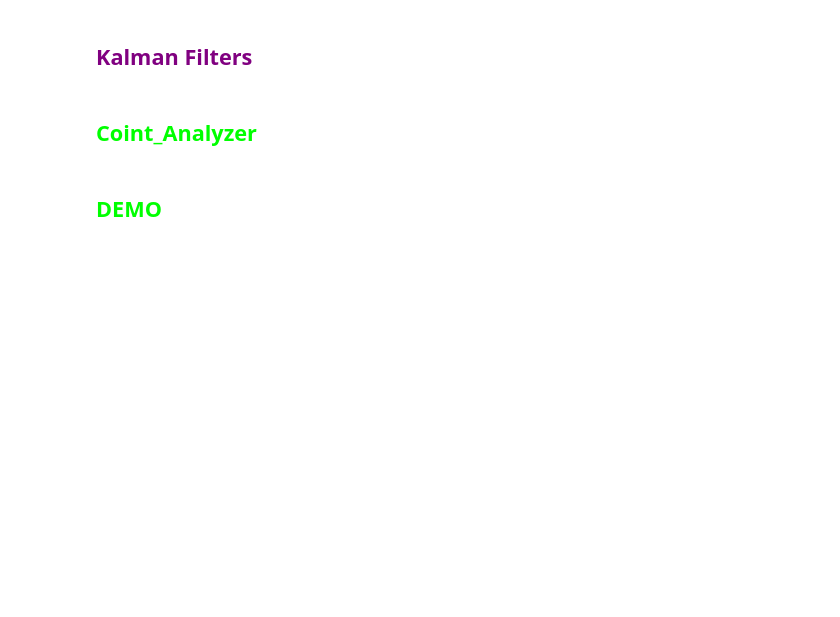
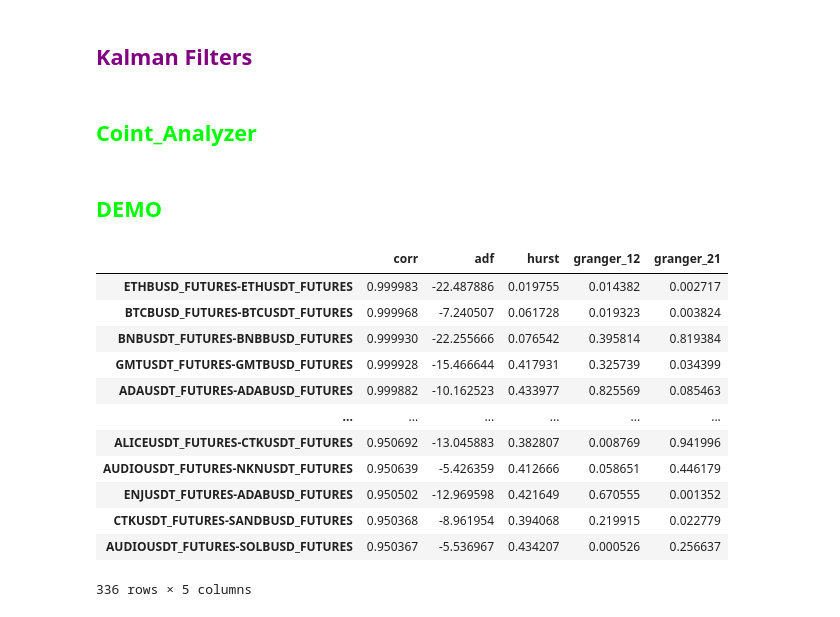
Before and after one commit to mscbr/algo_pairs, a Jupyter notebook: modules/CointAnalyzer.ipynb, the cells around one changed output. Cells and saved outputs as stored; diff of their text form; code cells hidden in the pictures; blank space fills up the shorter version.

```diff
--- a/modules/CointAnalyzer.ipynb
+++ b/modules/CointAnalyzer.ipynb
@@ -112,7 +112,7 @@ class Coint_Analyzer:
       return
 
     matrix = self.df.pct_change().corr(method ='pearson')
-    matrix.to_excel("processed_data/corr_matrix_temp_%s.xlsx" % str(datetime.utcnow().replace(microsecond=0).isoformat()))
+    matrix.to_excel("../processed_data/corr_matrix_temp_%s.xlsx" % str(datetime.utcnow().replace(microsecond=0).isoformat()))
 
     au_corr = matrix.corr().unstack()
     labels_to_drop = self._get_redundant_corr_pairs(matrix)
@@ -257,0 +260,16 @@ analyzer.corr_coint_pairs.loc[(analyzer.corr_coint_pairs.granger_12 <= 0.05) | (
+# %%
+analyzer.corr_coint_pairs
+# %% [output]
+|  | corr | adf | hurst | granger_12 | granger_21 |
+| ETHBUSD_FUTURES-ETHUSDT_FUTURES | 0.999983 | -22.487886 | 0.019755 | 0.014382 | 0.002717 |
+| BTCBUSD_FUTURES-BTCUSDT_FUTURES | 0.999968 | -7.240507 | 0.061728 | 0.019323 | 0.003824 |
+| BNBUSDT_FUTURES-BNBBUSD_FUTURES | 0.999930 | -22.255666 | 0.076542 | 0.395814 | 0.819384 |
+| GMTUSDT_FUTURES-GMTBUSD_FUTURES | 0.999928 | -15.466644 | 0.417931 | 0.325739 | 0.034399 |
+| ADAUSDT_FUTURES-ADABUSD_FUTURES | 0.999882 | -10.162523 | 0.433977 | 0.825569 | 0.085463 |
+| ... | ... | ... | ... | ... | ... |
+| ALICEUSDT_FUTURES-CTKUSDT_FUTURES | 0.950692 | -13.045883 | 0.382807 | 0.008769 | 0.941996 |
+| AUDIOUSDT_FUTURES-NKNUSDT_FUTURES | 0.950639 | -5.426359 | 0.412666 | 0.058651 | 0.446179 |
+| ENJUSDT_FUTURES-ADABUSD_FUTURES | 0.950502 | -12.969598 | 0.421649 | 0.670555 | 0.001352 |
+| CTKUSDT_FUTURES-SANDBUSD_FUTURES | 0.950368 | -8.961954 | 0.394068 | 0.219915 | 0.022779 |
+| AUDIOUSDT_FUTURES-SOLBUSD_FUTURES | 0.950367 | -5.536967 | 0.434207 | 0.000526 | 0.256637 |
+336 rows × 5 columns
```
Also changed, not shown: parts of 1 cell of this notebook, 2 other files.
